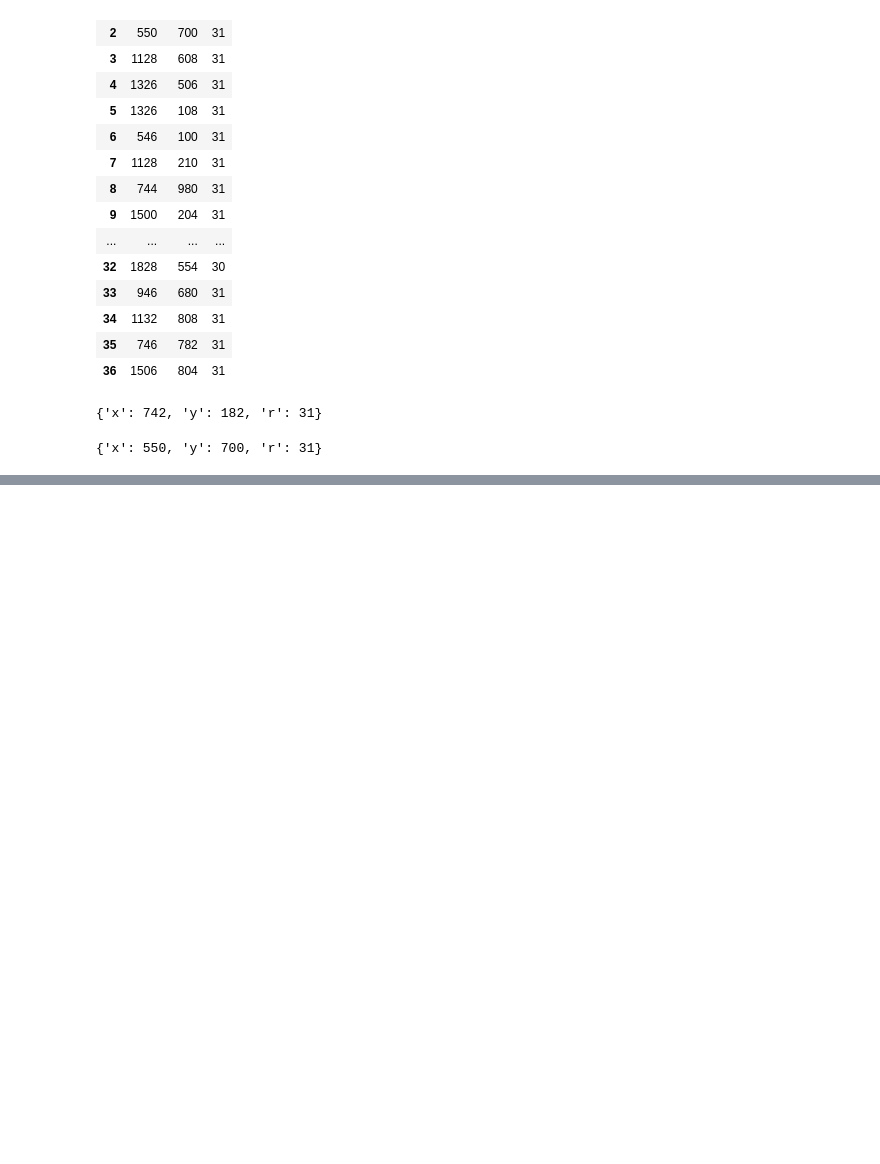
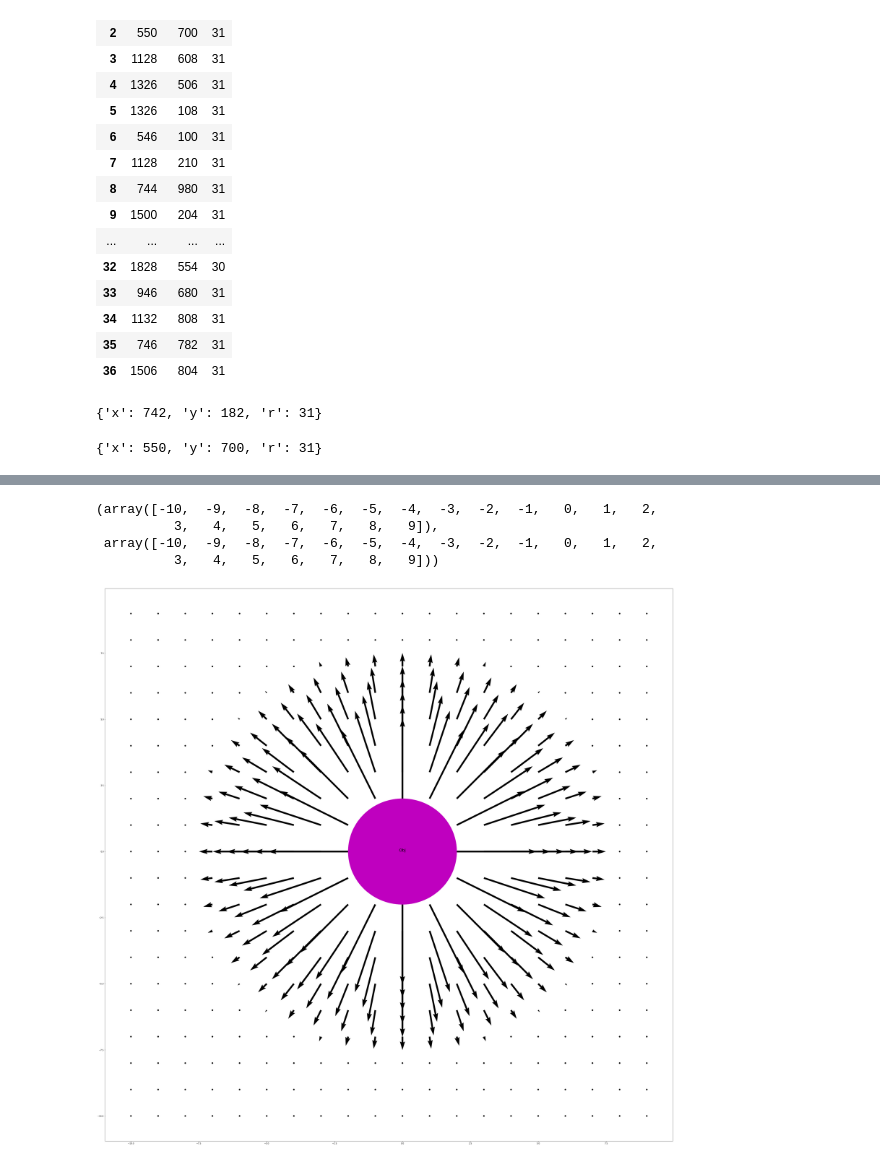
Before and after one commit to ma-he-sh/VisualPerception, a Jupyter notebook: navigation/PerceptionTest.ipynb, the cells around one changed output, grey strips where cells are left out. Drawn from its saved outputs; the diff is of its cells as text; code cells hidden in the pictures; blank space fills up the shorter version.

```diff
--- a/navigation/PerceptionTest.ipynb
+++ b/navigation/PerceptionTest.ipynb
@@ -118,0 +133,42 @@ print( coord )
+# %%
+x = np.arange( -10, 10, 1 )
+y = np.arange( -10, 10, 1 )
+# %%
+x, y
+# %% [output]
+(array([-10,  -9,  -8,  -7,  -6,  -5,  -4,  -3,  -2,  -1,   0,   1,   2,
+          3,   4,   5,   6,   7,   8,   9]),
+ array([-10,  -9,  -8,  -7,  -6,  -5,  -4,  -3,  -2,  -1,   0,   1,   2,
+          3,   4,   5,   6,   7,   8,   9]))
+# %%
+X, Y = np.meshgrid( x, y )
+# %%
+deltax= np.zeros_like(X)
+deltay= np.zeros_like(Y)
+s = 7
+r = 1
+# %%
+for i in range( len(x) ):
+    for j in range( len(y) ):
+        d = np.sqrt( X[i][j]**2 + Y[i][j]**2 )
+        #print(f"{i} and {y}")
+        theta = np.arctan2( Y[i][j], X[i][j] )
+
+        # repulsive formular
+        if d < 2:
+            deltax[i][j] = np.sign( np.cos( theta ) )
+            deltay[i][j] = np.sign( np.cos( theta ) )
+        elif d > r + s:
+            deltax[i][j] = 0
+            deltay[i][j] = 0
+        else:
+            deltax[i][j] = 50 * ( s + r - d ) * np.cos( theta )
+            deltay[i][j] = 50 * ( s + r - d ) * np.sin( theta )
+# %%
+fig, ax = plt.subplots( figsize=(50, 50) )
+ax.quiver( X, Y, deltax, deltay )
+ax.add_patch( plt.Circle( ( 0, 0 ), 2, color='m' ) )
+ax.annotate('Obj', xy=(0, 0), fontsize=20, ha='center')
+plt.show()
+# %% [output]
+[figure, added]
```
Also changed, not shown: parts of 6 cells of this notebook, 4 other files.
